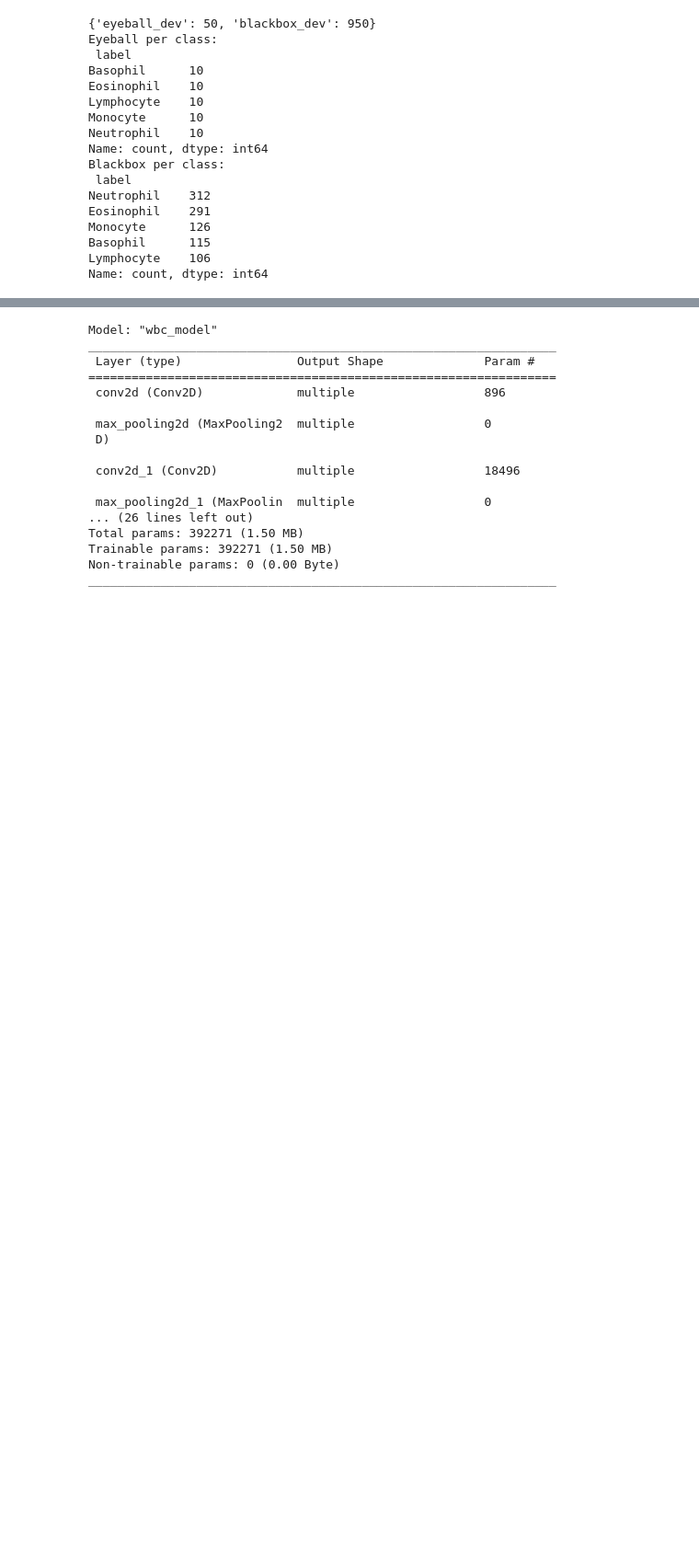
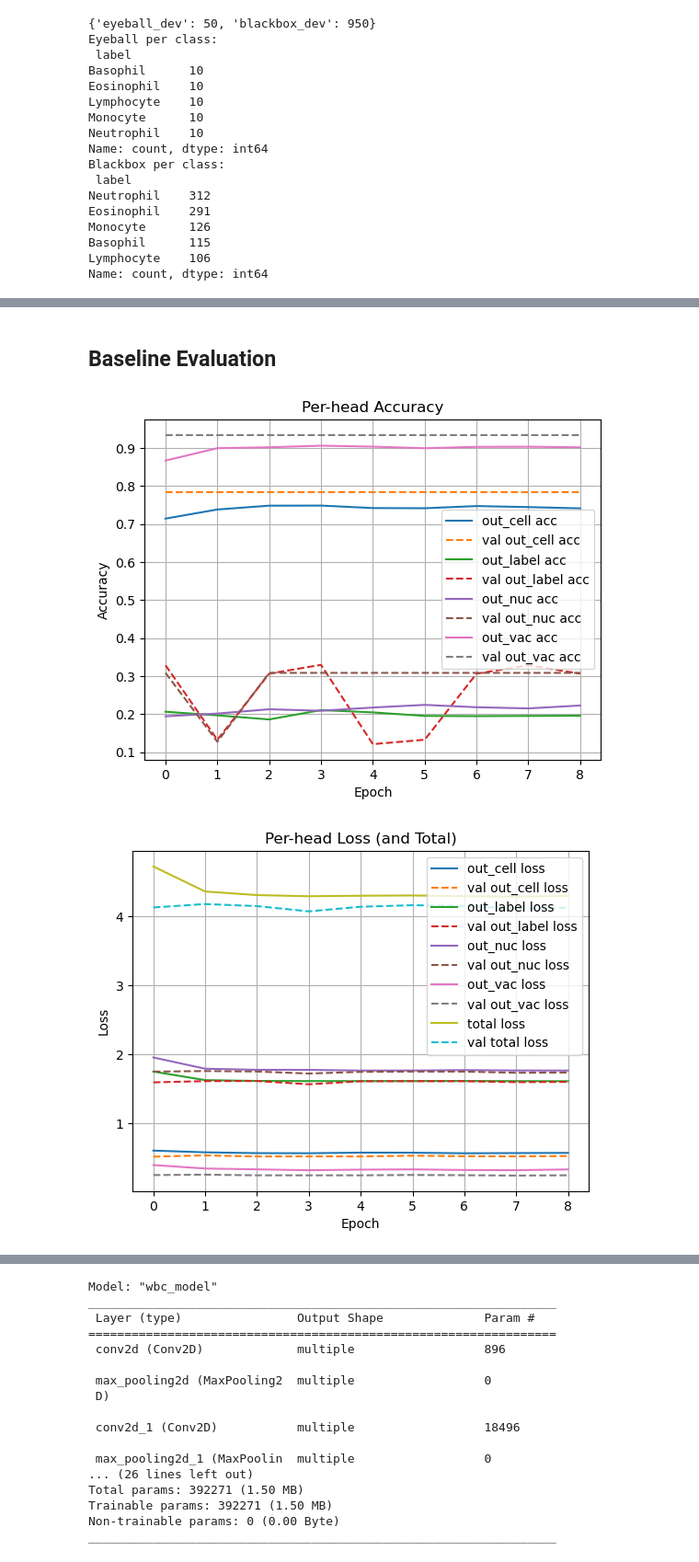
Before and after one commit to sheikhmunim/deep_learning_assign1_wbc, a Jupyter notebook: assignment_1.ipynb, the cells around one changed output, grey strips where cells are left out. Shown at 92% size. Drawn from its saved outputs; the diff is of its cells as text; code cells hidden in the pictures; blank space fills up the shorter version.

```diff
--- a/assignment_1.ipynb
+++ b/assignment_1.ipynb
@@ -462,0 +465,31 @@ blackbox_ds = make_dataset(blackbox_df, shuffle=False, augment=False, repeat=Fal
+# %%
+# balance on this head
+MAIN_KEY    = "out_label"
+NUM_CLASSES = n_label
+
+def _class_from_onehot(x, labels):
+    return tf.argmax(labels[MAIN_KEY], axis=-1, output_type=tf.int32)
+
+# convert one-hot to ids (works on batched tensors too)
+def _onehot_id(t):
+    return tf.argmax(t, axis=-1, output_type=tf.int32)
+
+# Attach per-head sample weights
+W_LABEL_T = tf.constant(W_LABEL)
+W_CELL_T  = tf.constant(W_CELL)
+W_NUC_T   = tf.constant(W_NUC)
+W_VAC_T   = tf.constant(W_VAC)
+
+def attach_weights(x, y):
+    cid_label = _onehot_id(y['out_label'])
+    cid_cell  = _onehot_id(y['out_cell'])
+    cid_nuc   = _onehot_id(y['out_nuc'])
+    cid_vac   = _onehot_id(y['out_vac'])
+
+    sw = {
+        # 'out_label': tf.gather(W_LABEL_T, cid_label),
+        'out_cell':  tf.gather(W_CELL_T,  cid_cell),
+        'out_nuc':   tf.gather(W_NUC_T,   cid_nuc),
+        'out_vac':   tf.gather(W_VAC_T,   cid_vac),
+    }
+    return x, y, sw
@@ -563,0 +863,7 @@ out_vac (32, 2)
+# %% [markdown]
+## Baseline Evaluation
+# %%
+plot_history(history_base)
+# %% [output]
+[figure, added]
+[figure, added]
```
Also changed, not shown: parts of 42 cells of this notebook.
